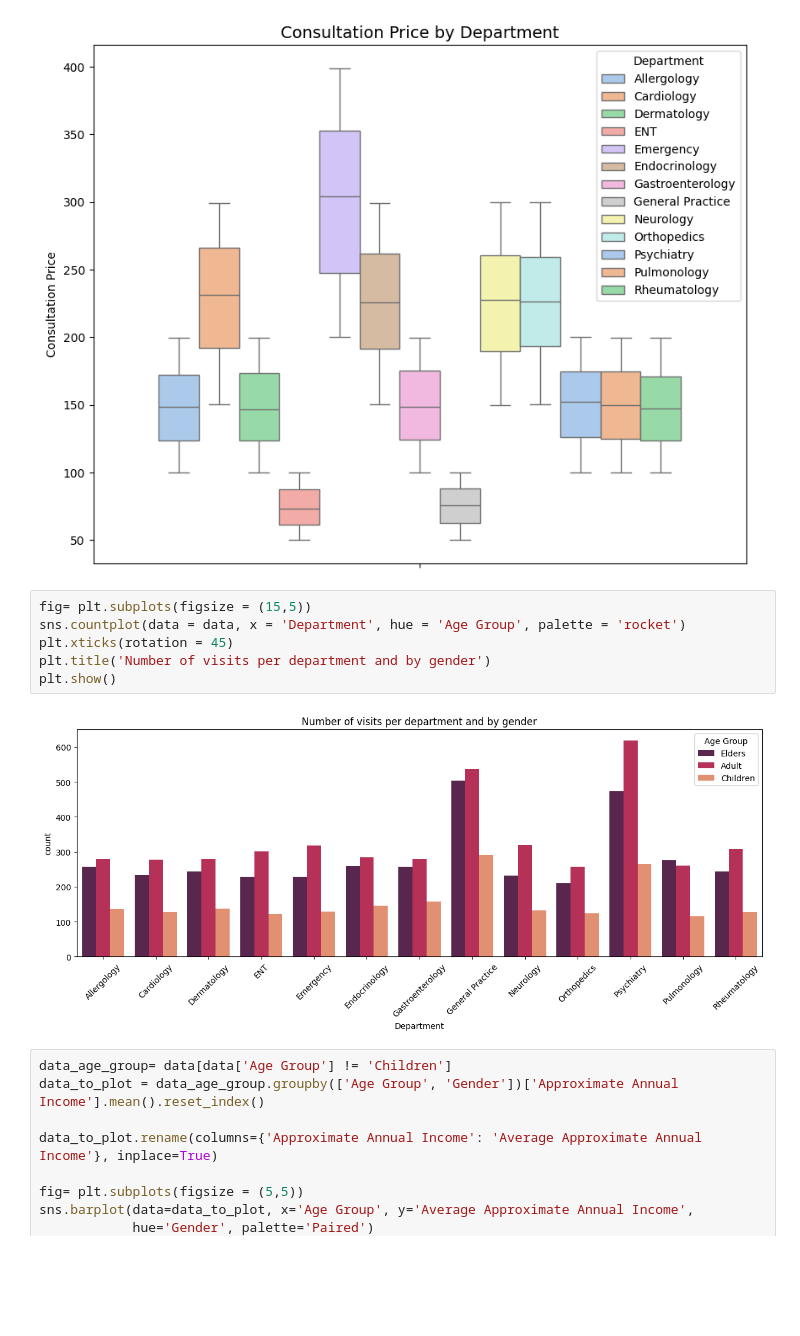
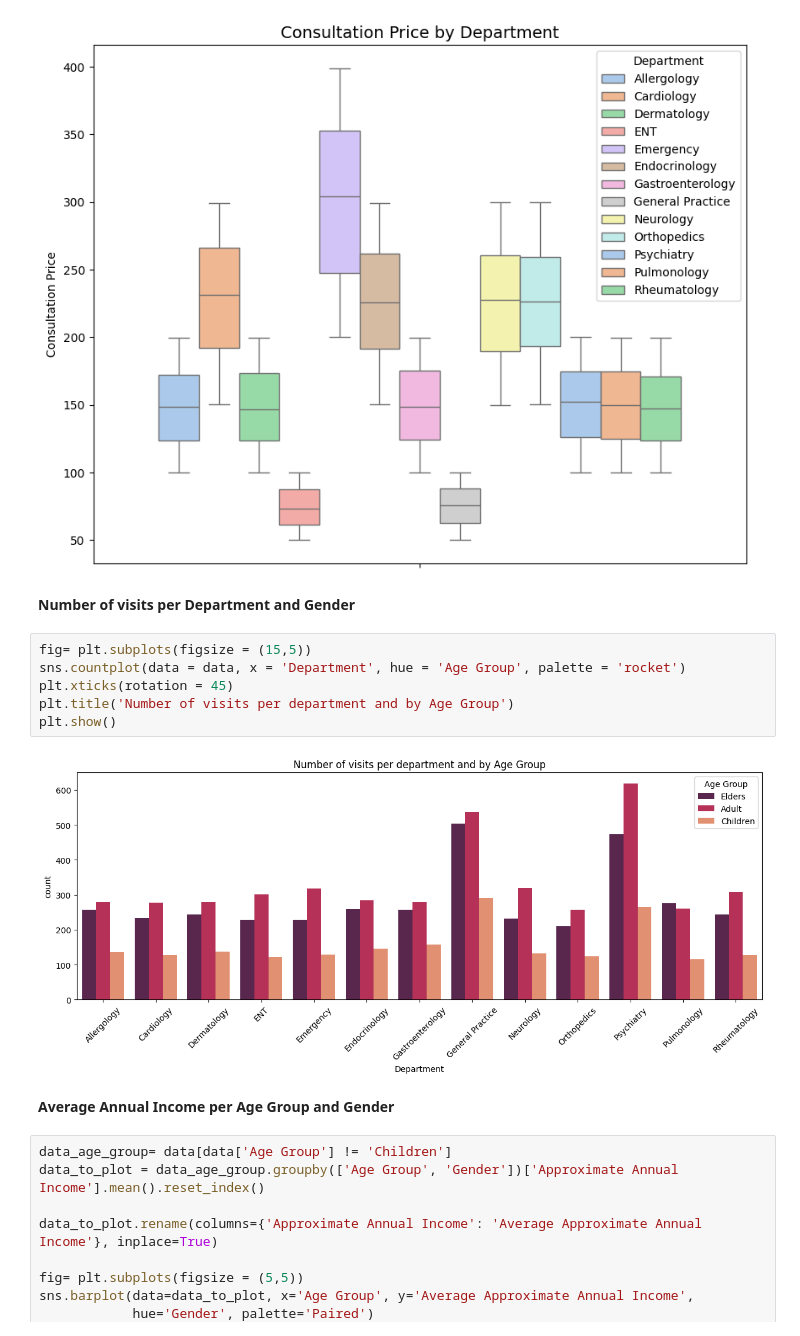
Before and after one commit to amdbsilva/pre-processing, a Jupyter notebook: projeto de datapreprocessing.ipynb, the cells around one changed output. Drawn from its saved outputs; the diff is of its cells as text; blank space fills up the shorter version.

```diff
--- a/projeto de datapreprocessing.ipynb
+++ b/projeto de datapreprocessing.ipynb
@@ -1046,14 +1024,18 @@ ax.set_title("Consultation Price by Department", fontsize=14)
 plt.show()
 # %% [output]
 [figure]
+# %% [markdown]
+**Number of visits per Department and Gender**
 # %%
 fig= plt.subplots(figsize = (15,5))
 sns.countplot(data = data, x = 'Department', hue = 'Age Group', palette = 'rocket')
 plt.xticks(rotation = 45)
-plt.title('Number of visits per department and by gender')
+plt.title('Number of visits per department and by Age Group')
 plt.show()
 # %% [output]
-[figure, old version]
+[figure, new version]
+# %% [markdown]
+**Average Annual Income per Age Group and Gender**
 # %%
 data_age_group= data[data['Age Group'] != 'Children']
 data_to_plot = data_age_group.groupby(['Age Group', 'Gender'])['Approximate Annual Income'].mean().reset_index()
```
Also changed, not shown: parts of 3 cells of this notebook, 1 other file.
